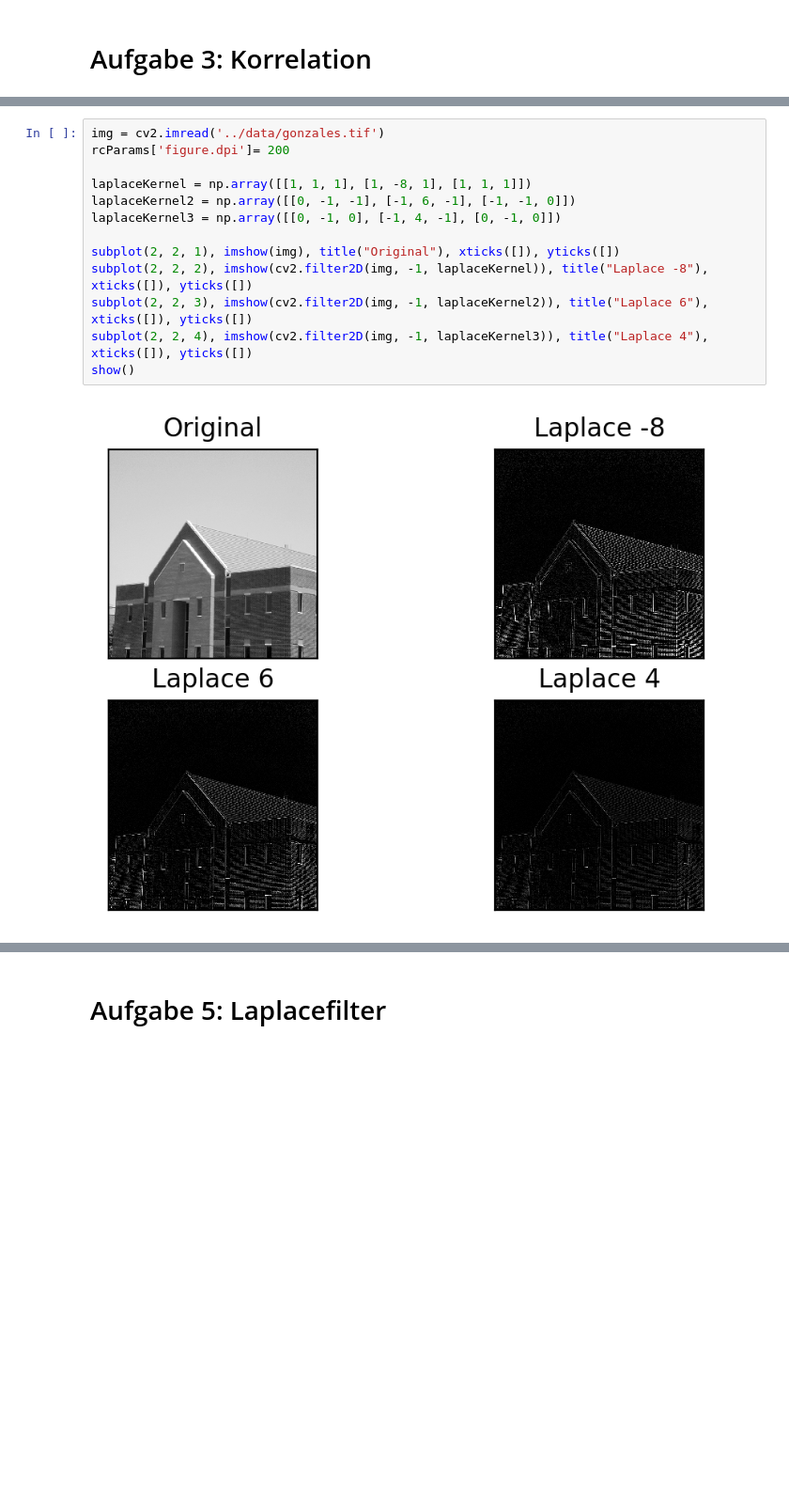
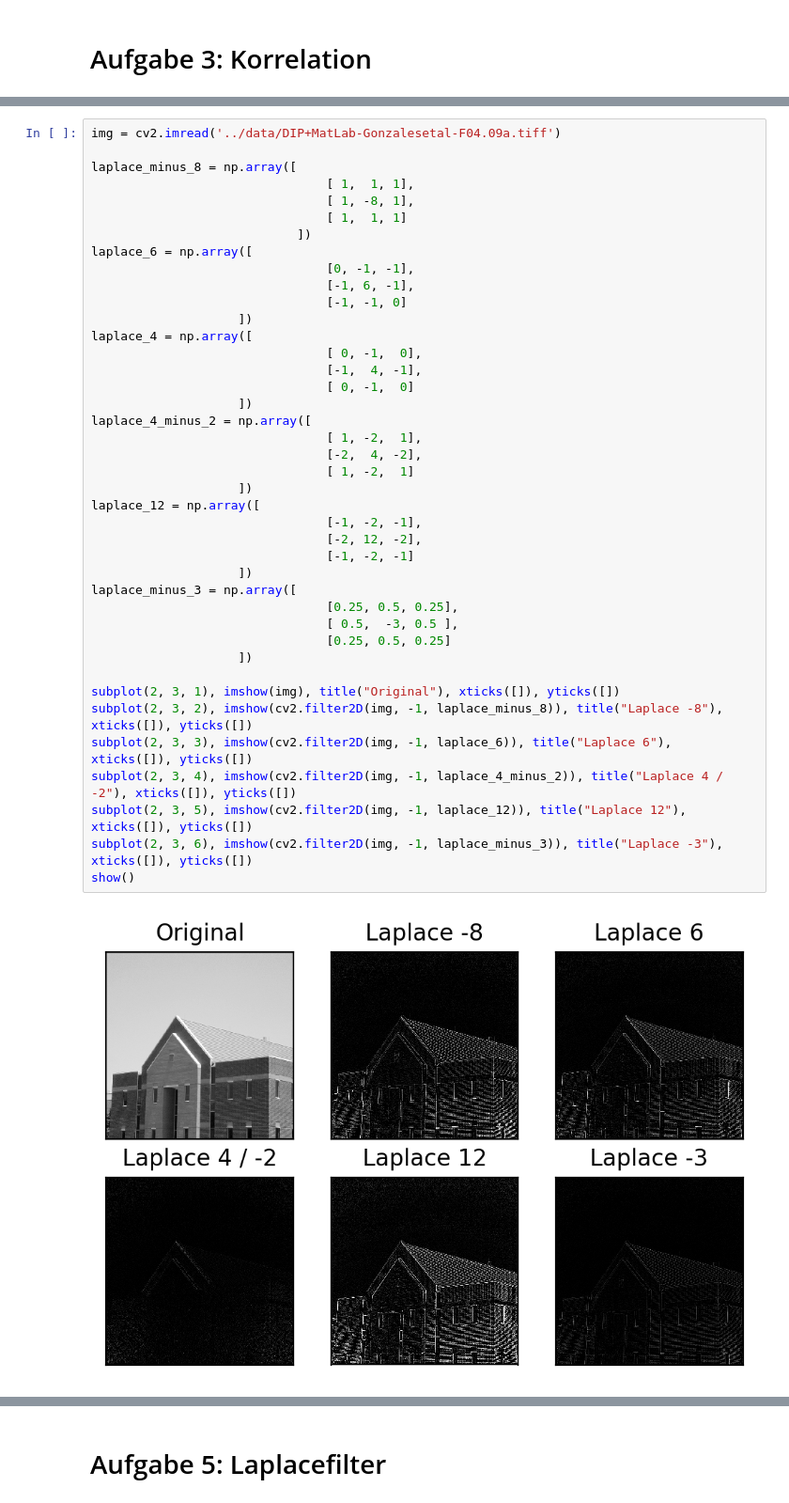
Before and after one commit to tschibu/hslu-ipcv-exercises, a Jupyter notebook: math_exercise01/IPCV_Filter_Exercise_1.ipynb, the cells around one changed output, grey strips where cells are left out. Shown at 94% size. Drawn from its saved outputs; the diff is of its cells as text; blank space fills up the shorter version.

```diff
--- a/math_exercise01/IPCV_Filter_Exercise_1.ipynb
+++ b/math_exercise01/IPCV_Filter_Exercise_1.ipynb
@@ -73,15 +95,43 @@ Zuerst verwenden wir manuell erstellte Laplace Kernel um das Bild zu filtern:
 # %%
-img = cv2.imread('../data/gonzales.tif')
-rcParams['figure.dpi']= 200
+img = cv2.imread('../data/DIP+MatLab-Gonzalesetal-F04.09a.tiff')
 
-laplaceKernel = np.array([[1, 1, 1], [1, -8, 1], [1, 1, 1]])
-laplaceKernel2 = np.array([[0, -1, -1], [-1, 6, -1], [-1, -1, 0]])
-laplaceKernel3 = np.array([[0, -1, 0], [-1, 4, -1], [0, -1, 0]])
+laplace_minus_8 = np.array([
+                                [ 1,  1, 1],
+                                [ 1, -8, 1],
+                                [ 1,  1, 1]
+                            ])
+laplace_6 = np.array([
+                                [0, -1, -1],
+                                [-1, 6, -1],
+                                [-1, -1, 0]
+                    ])
+laplace_4 = np.array([
+                                [ 0, -1,  0],
+                                [-1,  4, -1],
+                                [ 0, -1,  0]
+                    ])
+laplace_4_minus_2 = np.array([
+                                [ 1, -2,  1],
+                                [-2,  4, -2],
+                                [ 1, -2,  1]
+                    ])
+laplace_12 = np.array([
+                                [-1, -2, -1],
+                                [-2, 12, -2],
+                                [-1, -2, -1]
+                    ])
+laplace_minus_3 = np.array([
+                                [0.25, 0.5, 0.25],
+                                [ 0.5,  -3, 0.5 ],
+                                [0.25, 0.5, 0.25]
+                    ])
 
-subplot(2, 2, 1), imshow(img), title("Original"), xticks([]), yticks([])
-subplot(2, 2, 2), imshow(cv2.filter2D(img, -1, laplaceKernel)), title("Laplace -8"), xticks([]), yticks([])
-subplot(2, 2, 3), imshow(cv2.filter2D(img, -1, laplaceKernel2)), title("Laplace 6"), xticks([]), yticks([])
-subplot(2, 2, 4), imshow(cv2.filter2D(img, -1, laplaceKernel3)), title("Laplace 4"), xticks([]), yticks([])
+subplot(2, 3, 1), imshow(img), title("Original"), xticks([]), yticks([])
+subplot(2, 3, 2), imshow(cv2.filter2D(img, -1, laplace_minus_8)), title("Laplace -8"), xticks([]), yticks([])
+subplot(2, 3, 3), imshow(cv2.filter2D(img, -1, laplace_6)), title("Laplace 6"), xticks([]), yticks([])
+subplot(2, 3, 4), imshow(cv2.filter2D(img, -1, laplace_4_minus_2)), title("Laplace 4 / -2"), xticks([]), yticks([])
+subplot(2, 3, 5), imshow(cv2.filter2D(img, -1, laplace_12)), title("Laplace 12"), xticks([]), yticks([])
+subplot(2, 3, 6), imshow(cv2.filter2D(img, -1, laplace_minus_3)), title("Laplace -3"), xticks([]), yticks([])
 show()
 # %% [output]
-[figure, old version]
+[figure, new version]
```
Also changed, not shown: parts of 29 cells of this notebook, 2 other files.
